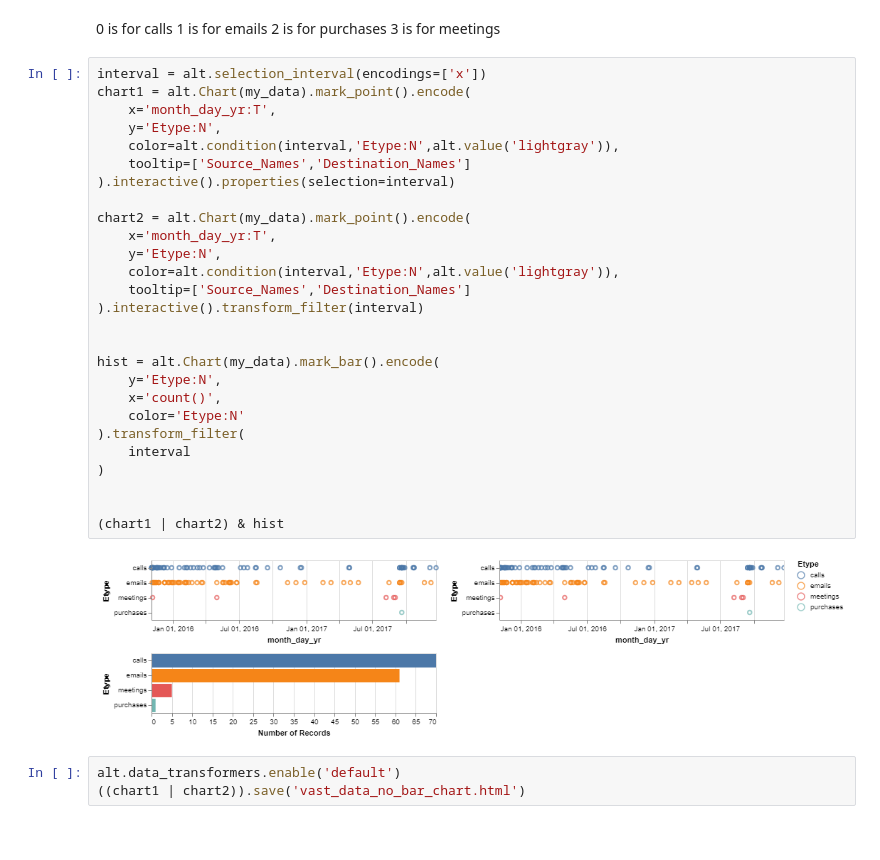
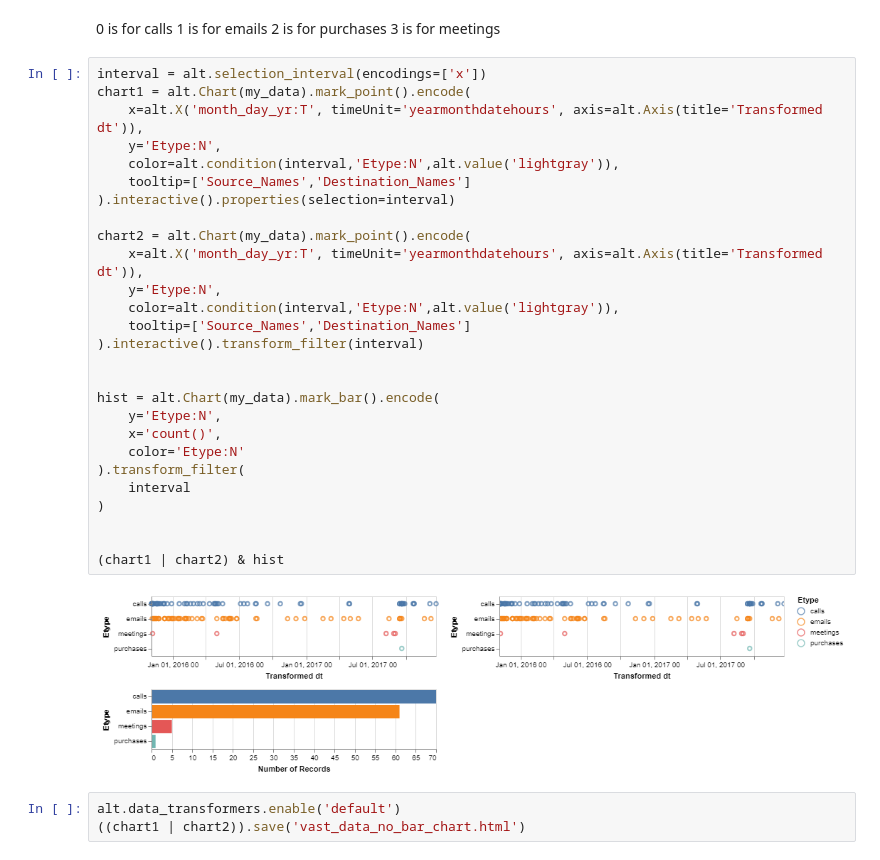
Before and after one commit to mitchjablonski/2018VastMiniChallenge, a Jupyter notebook: vast_challenge_plots.ipynb, the cells around one changed output. Saved outputs shown, nothing was run; the diff lists cells and outputs as text.

Commit message:
Updates some plotting scripts and data gathering

```diff
--- a/vast_challenge_plots.ipynb
+++ b/vast_challenge_plots.ipynb
@@ -28,32 +53,32 @@ my_data.head()
 # %%
 interval = alt.selection_interval(encodings=['x'])
 chart1 = alt.Chart(my_data).mark_point().encode(
-    x='month_day_yr:T',
+    x=alt.X('month_day_yr:T', timeUnit='yearmonthdatehours', axis=alt.Axis(title='Transformed dt')),
     y='Etype:N',
     color=alt.condition(interval,'Etype:N',alt.value('lightgray')),
     tooltip=['Source_Names','Destination_Names']
 ).interactive().properties(selection=interval)
 
 chart2 = alt.Chart(my_data).mark_point().encode(
-    x='month_day_yr:T',
+    x=alt.X('month_day_yr:T', timeUnit='yearmonthdatehours', axis=alt.Axis(title='Transformed dt')),
     y='Etype:N',
     color=alt.condition(interval,'Etype:N',alt.value('lightgray')),
     tooltip=['Source_Names','Destination_Names']
 ).interactive().transform_filter(interval)
 
 
 hist = alt.Chart(my_data).mark_bar().encode(
     y='Etype:N',
     x='count()',
     color='Etype:N'
 ).transform_filter(
     interval
 )
 
 
 (chart1 | chart2) & hist
 # %% [output]
-[figure, old version]
+[figure, new version]
 # %%
 alt.data_transformers.enable('default')
 ((chart1 | chart2)).save('vast_data_no_bar_chart.html')
```
Also changed, not shown: parts of 2 cells of this notebook, 1 other file.
